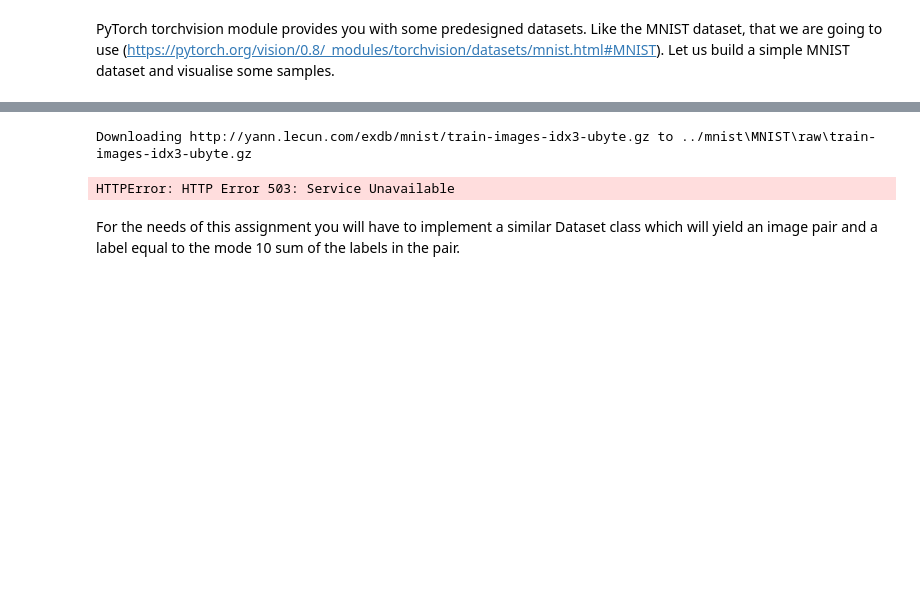
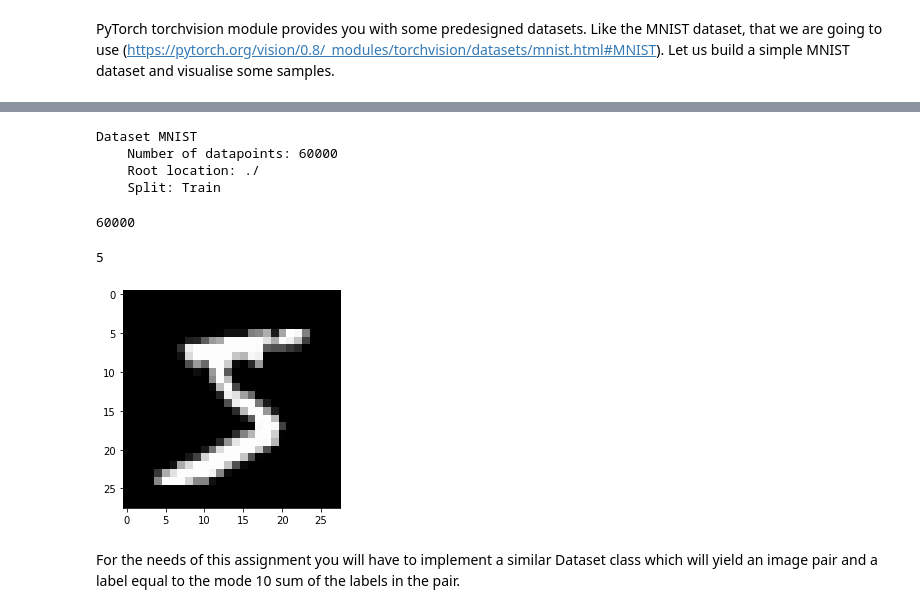
Before and after one commit to nibill/BME-AdvancedTopicsInMachineLearning, a Jupyter notebook: Assignments/Assignment1/Assignment1.ipynb, the cells around one changed output, grey strips where cells are left out. Cells and saved outputs as stored; diff of their text form; code cells hidden in the pictures; blank space fills up the shorter version.

```diff
--- a/Assignments/Assignment1/Assignment1.ipynb
+++ b/Assignments/Assignment1/Assignment1.ipynb
@@ -29,23 +66,28 @@ operable program or batch file.
 # %%
-from six.moves import urllib
-opener = urllib.request.build_opener()
-opener.addheaders = [('User-agent', 'Mozilla/5.0')]
-urllib.request.install_opener(opener)
-
 from torchvision.datasets import MNIST
 # Create MNIST dataset
-root_dir = '../mnist'
-dataset = MNIST(root=root_dir, train=True, download=True)
+root_dir = './'
+torchvision.datasets.MNIST(root=root_dir,train=True,download=True)
 # %% [output]
-Downloading http://yann.lecun.com/exdb/mnist/train-images-idx3-ubyte.gz to ../mnist\MNIST\raw\train-images-idx3-ubyte.gz
+Dataset MNIST
+    Number of datapoints: 60000
+    Root location: ./
+    Split: Train
-HTTPError: HTTP Error 503: Service Unavailable
+# %%
+dataset = torchvision.datasets.MNIST(root=root_dir, train=True, download=True)
+# %%
+print(len(dataset))
+# %% [output]
+60000
 # %%
 # Show elements of dataset
-for i in range(10):
-  image, label = dataset[i]
-  plt.figure()
-  plt.imshow(image, cmap='gray')
-  print(label)
+image, label = dataset[0]
+plt.figure()
+plt.imshow(image, cmap='gray')
+print(label)
+# %% [output]
+5
+[figure, added]
 # %% [markdown]
 For the needs of this assignment you will have to implement a similar Dataset class which will yield an image pair and a label equal to the mode 10 sum of the labels in the pair.
 # %% [markdown]
```
Also changed, not shown: parts of 51 cells of this notebook, 3 other files.
